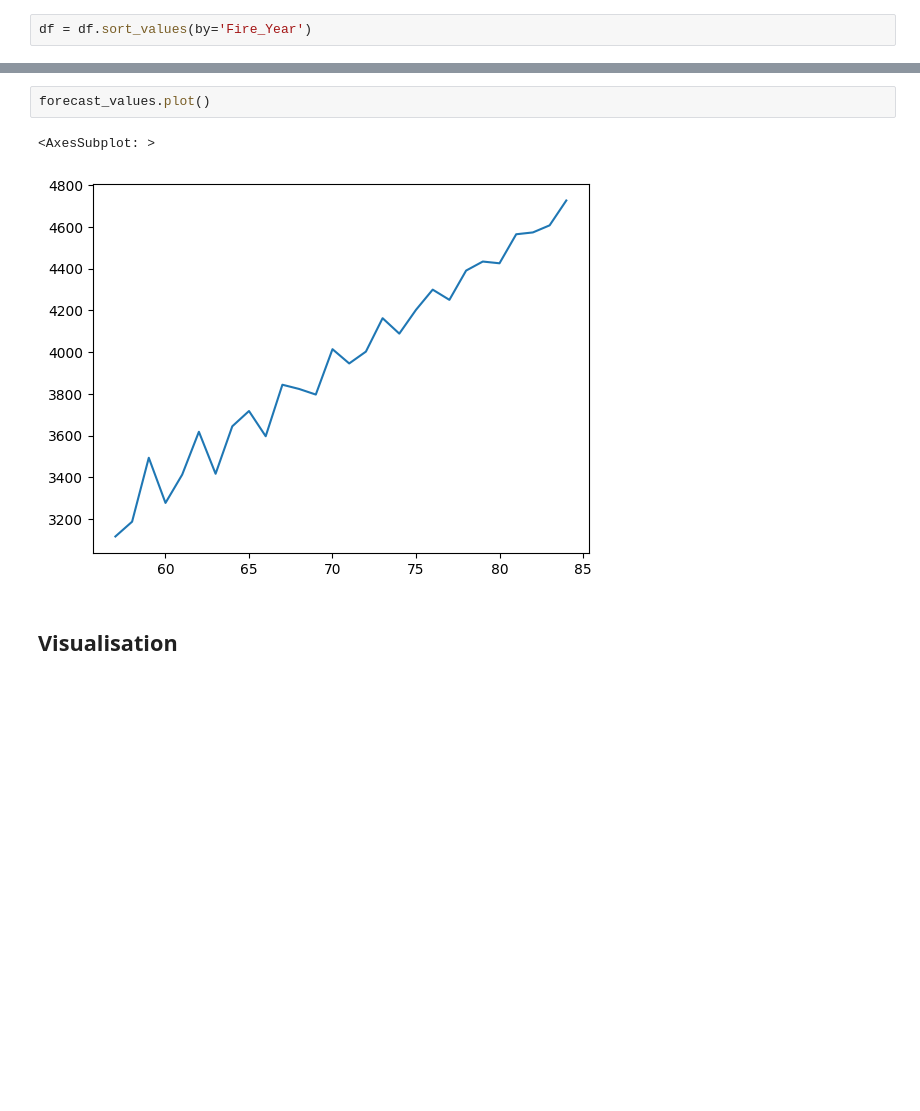
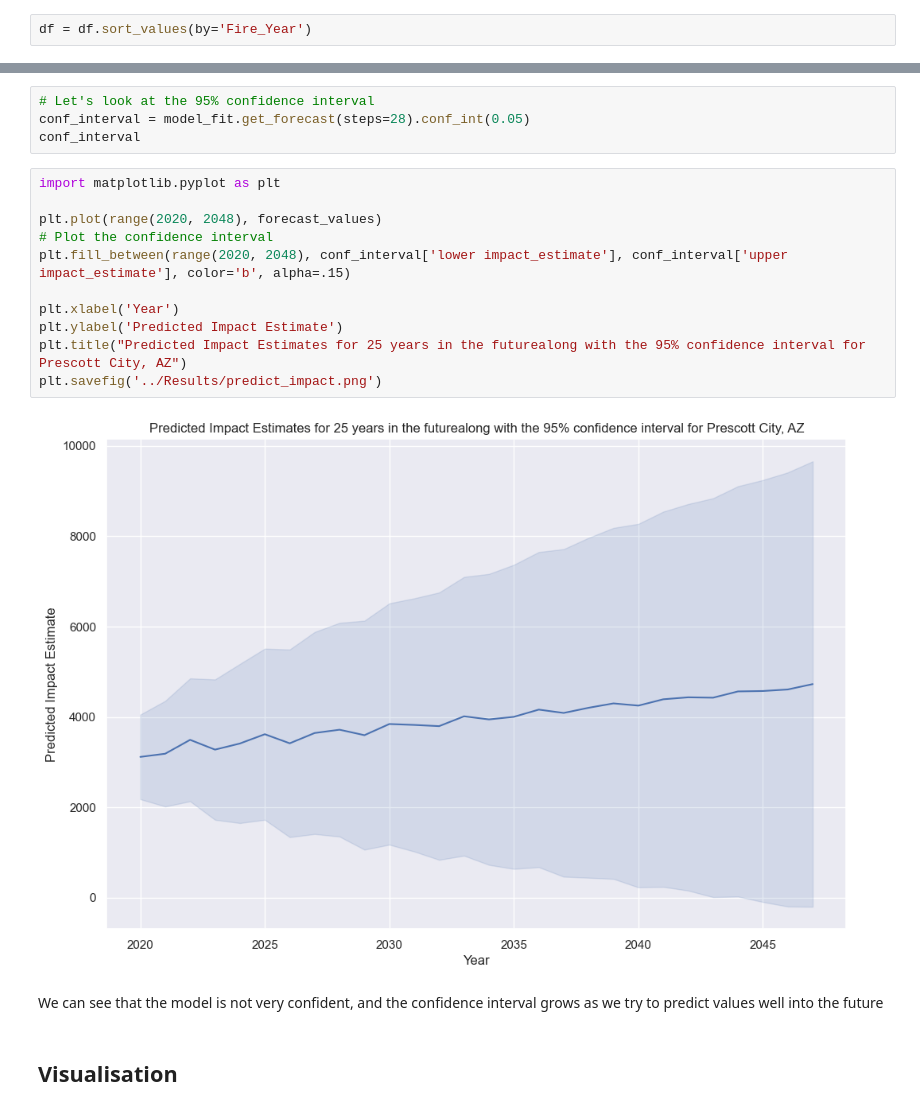
Before and after one commit to vaibhavmehrotraml/DATA512_Project, a Jupyter notebook: Notebooks/Part 1 - Common Analysis.ipynb, the cells around one changed output, grey strips where cells are left out. Cells and saved outputs as stored; diff of their text form; blank space fills up the shorter version.

```diff
--- a/Notebooks/Part 1 - Common Analysis.ipynb
+++ b/Notebooks/Part 1 - Common Analysis.ipynb
@@ -212,11 +216,25 @@ print(forecast_values)
 83    4607.839445
 84    4727.139108
 Name: predicted_mean, dtype: float64
-# %%
-forecast_values.plot()
-# %% [output]
-<AxesSubplot: >
-[figure, removed]
+# %%
+# Let's look at the 95% confidence interval
+conf_interval = model_fit.get_forecast(steps=28).conf_int(0.05)
+conf_interval
+# %%
+import matplotlib.pyplot as plt
+
+plt.plot(range(2020, 2048), forecast_values)
+# Plot the confidence interval
+plt.fill_between(range(2020, 2048), conf_interval['lower impact_estimate'], conf_interval['upper impact_estimate'], color='b', alpha=.15)
+
+plt.xlabel('Year')
+plt.ylabel('Predicted Impact Estimate')
+plt.title("Predicted Impact Estimates for 25 years in the futurealong with the 95% confidence interval for Prescott City, AZ")
+plt.savefig('../Results/predict_impact.png')
+# %% [output]
+[figure, added]
+# %% [markdown]
+We can see that the model is not very confident, and the confidence interval grows as we try to predict values well into the future
 # %% [markdown]
 ## Visualisation
 # %%
```
Also changed, not shown: parts of 5 cells of this notebook, 3 other files.
